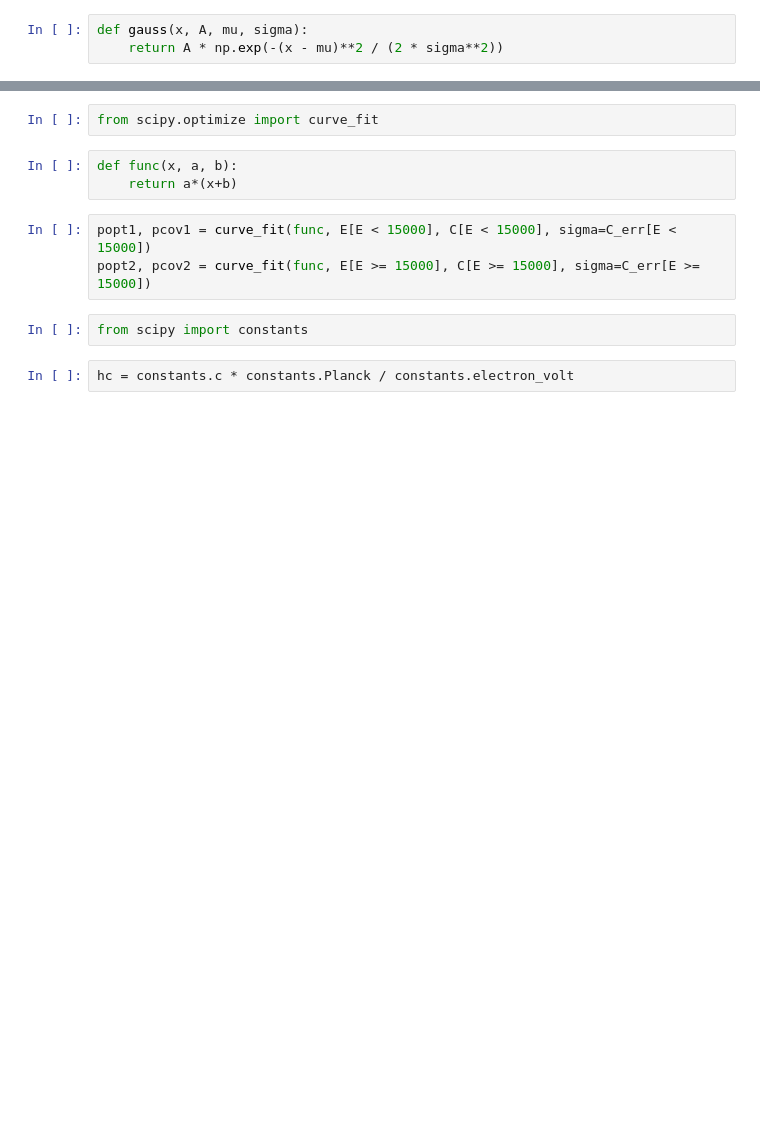
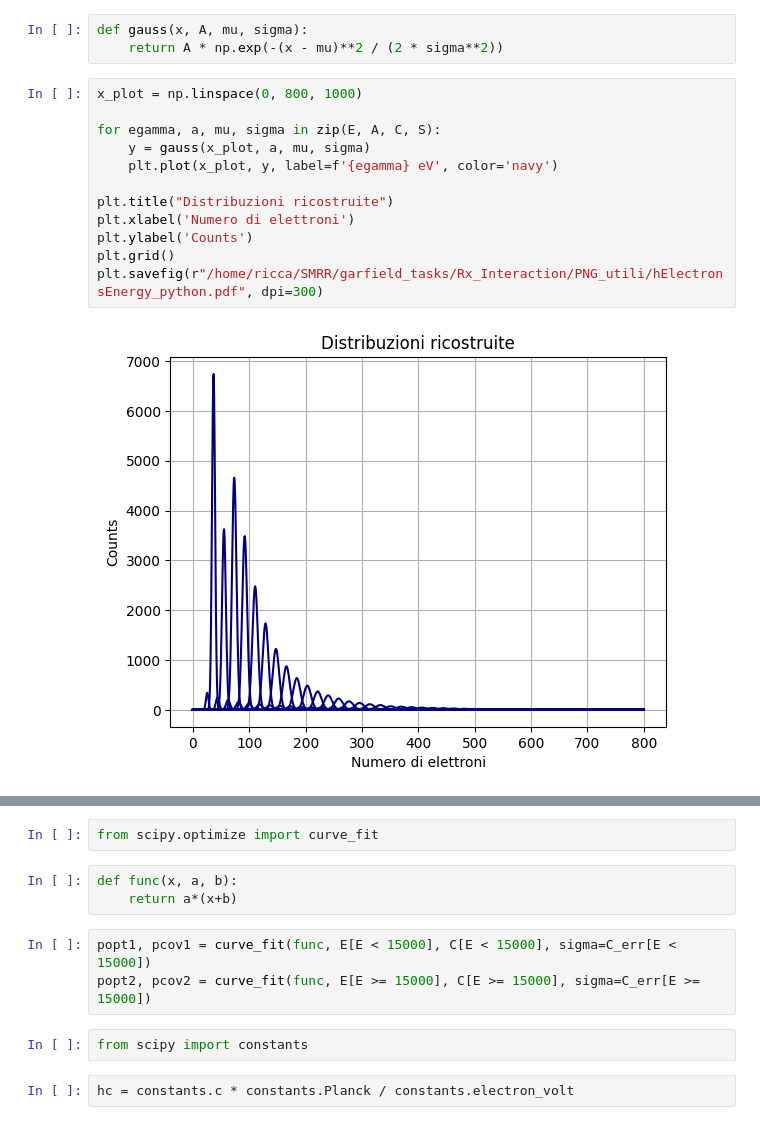
Before and after one commit to Richardforphys/SMRR, a Jupyter notebook: garfield_tasks/Rx_Interaction/analisi_Kr.ipynb, the cells around one changed output, grey strips where cells are left out. Drawn from its saved outputs; the diff is of its cells as text; blank space fills up the shorter version.

```diff
--- a/garfield_tasks/Rx_Interaction/analisi_Kr.ipynb
+++ b/garfield_tasks/Rx_Interaction/analisi_Kr.ipynb
@@ -19,5 +21,19 @@ S_ar = data.T[4]
 # %%
 def gauss(x, A, mu, sigma):
     return A * np.exp(-(x - mu)**2 / (2 * sigma**2))
+# %%
+x_plot = np.linspace(0, 800, 1000)
+
+for egamma, a, mu, sigma in zip(E, A, C, S):
+    y = gauss(x_plot, a, mu, sigma)
+    plt.plot(x_plot, y, label=f'{egamma} eV', color='navy')
+
+plt.title("Distribuzioni ricostruite")
+plt.xlabel('Numero di elettroni')
+plt.ylabel('Counts')
+plt.grid()
+plt.savefig(r"/home/ricca/SMRR/garfield_tasks/Rx_Interaction/PNG_utili/hElectronsEnergy_python.pdf", dpi=300)
+# %% [output]
+[figure, added]
 # %%
 fig, axs = plt.subplots(1, 2, figsize=(15,5))
```
Also changed, not shown: parts of 16 cells of this notebook, 39 other files.
